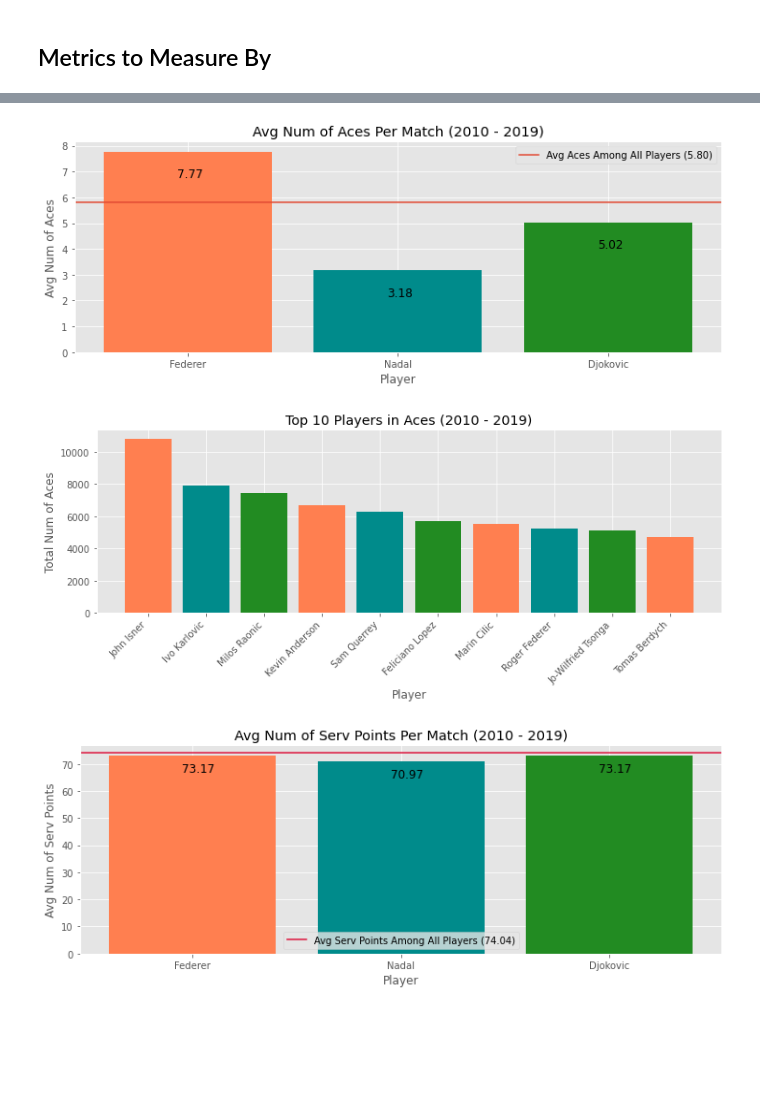
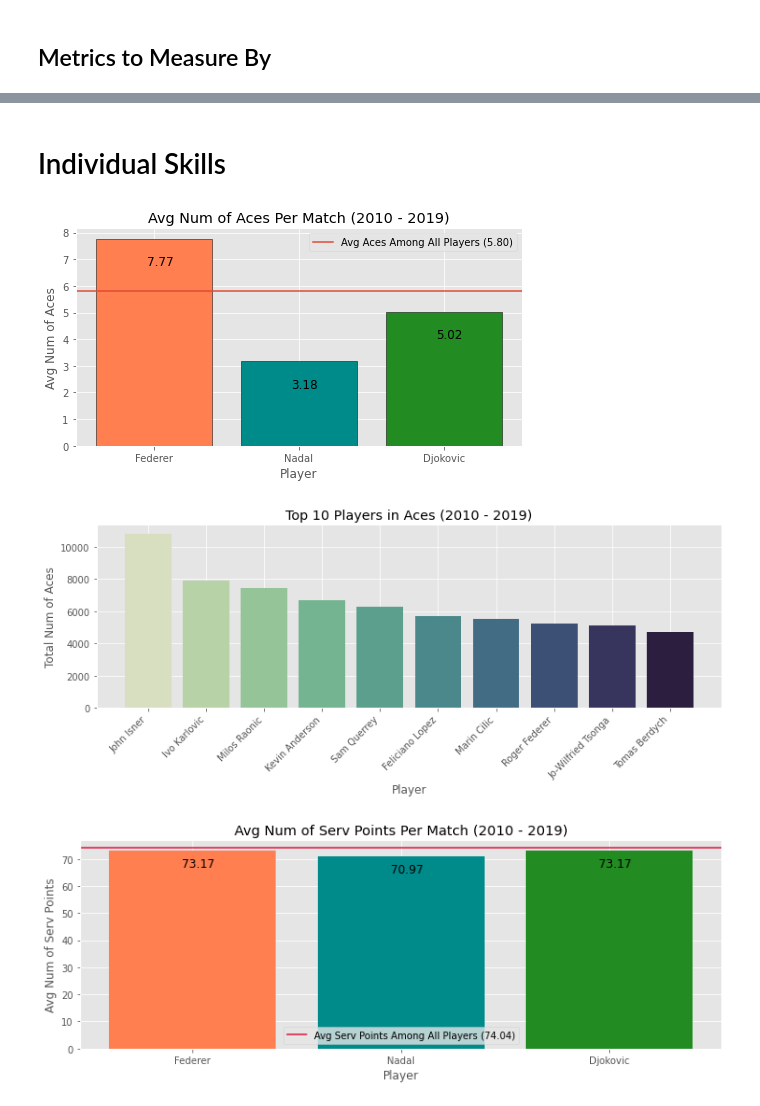
Before and after one commit to JeffBaksa/capstone1, a Jupyter notebook: 2010-2019.ipynb, the cells around one changed output, grey strips where cells are left out. Cells and saved outputs as stored; diff of their text form; code cells hidden in the pictures; blank space fills up the shorter version.

```diff
--- a/2010-2019.ipynb
+++ b/2010-2019.ipynb
@@ -239,12 +239,13 @@ player_win_sum = con_tennis.groupby(['name']).sum()['win'].sort_values(ascending
 flare = sns.color_palette("flare", 1500) #as_cmap=True)
 fig, ax = plt.subplots(figsize=(20, 6))
 
-for player, wins in player_win_sum[:25].items():
-    ax.bar(player, wins, color=sns.set_palette("flare", 25, 0.4))
-ax.set_xlabel('Player')
+for player, wins in player_win_sum[:10].items():
+    ax.bar(player, wins, color=sns.set_palette("flare", 20, 0.4))
+ax.set_xlabel('Player', fontsize=16)
 ax.set_ylabel('Num of Matches Won')
-ax.set_title('Top 25 Players in Win Totals (2010 - 2019)')
+ax.set_title('Top 10 Players in Win Totals (2010 - 2019)', fontsize=18)
 ax.set_xlim(xmin=-1)
 
 fig.autofmt_xdate(rotation=45)
+fig.savefig('images/top_10_players.png')
 # %% [output]
@@ -251,0 +264,14 @@ fig.autofmt_xdate(rotation=45)
+# %%
+# Graph the winning percentage of the top 10 players (minimum games played = 150)
+player_win_perc = con_tennis.groupby(['name']).mean()['win'].sort_values(ascending=False)
+flare = sns.color_palette("flare", 1500) #as_cmap=True)
+fig, ax = plt.subplots(figsize=(20, 6))
+
+for player, wins in player_win_perc[:25].items():
+    ax.bar(player, wins, color=sns.set_palette("flare", 20, 0.4))
+ax.set_xlabel('Player', fontsize=16)
+ax.set_ylabel('% of Matches Won')
+ax.set_title('Top 10 Players in Win Percentage (2010 - 2019)', fontsize=18)
+ax.set_xlim(xmin=-1)
+
+fig.autofmt_xdate(rotation=45)
@@ -252,21 +280,25 @@ fig.autofmt_xdate(rotation=45)
+# %% [markdown]
+# Individual Skills
 # %%
-fig, ax = plt.subplots(figsize=(12, 4))
+fig, ax = plt.subplots(figsize=(8, 4))
 avg_ace = con_tennis['ace'].mean()
 x = ['Federer', 'Nadal', 'Djokovic']
 y = [con_tennis.groupby(['name']).mean()['ace']['Roger Federer'].round(2), con_tennis.groupby(['name']).mean()['ace']['Rafael Nadal'].round(2), con_tennis.groupby(['name']).mean()['ace']['Novak Djokovic'].round(2)]
 
-ax.bar(x, y, color=['coral', 'darkcyan', 'forestgreen'])
+ax.bar(x, y, color=['coral', 'darkcyan', 'forestgreen'], edgecolor='black')
 ax.axhline(avg_ace, label=f"Avg Aces Among All Players ({avg_ace:.2f})")
 ax.set_xlabel('Player')
 ax.set_ylabel('Avg Num of Aces')
 ax.set_title('Avg Num of Aces Per Match (2010 - 2019)')
 ax.legend()
 
 
 for index, value in enumerate(y):
     ax.text(index - 0.05, value - 1, str(value), c='black', fontsize=12)
+
+fig.savefig('images/avg_aces')
 # %% [output]
-[figure, old version]
+[figure, new version]
 # %%
 # top_10_aces = con_tennis.groupby('name')['ace'].sum().sort_values(ascending=False).head(10)
 # top_10_aces_name = top_10_aces.index
@@ -278,7 +310,7 @@ fig, ax = plt.subplots(figsize=(12, 4))
 x = top_10_aces_name
 y = top_10_aces
 
-ax.bar(x, y, color=['coral', 'darkcyan', 'forestgreen'])
+ax.bar(x, y, color=sns.cubehelix_palette(n_colors=10, start=.5, rot=-.75))
 # ax.bar(x, y)
 # ax.bar(x, y)
 #ax.axhline(avg_ace, label=f"Avg Aces Among All Players ({avg_ace:.2f})")
@@ -291,7 +323,7 @@ fig.autofmt_xdate(rotation=45)
 # for index, value in enumerate(y):
 #     ax.text(index - 0.05, value - 1, str(value), c='black', fontsize=12)
 # %% [output]
-[figure, old version]
+[figure, new version]
 # %%
 # test = con_tennis.copy()
 # test['svpt'] = test['svpt'].fillna(0)
```
Also changed, not shown: parts of 53 cells of this notebook.
